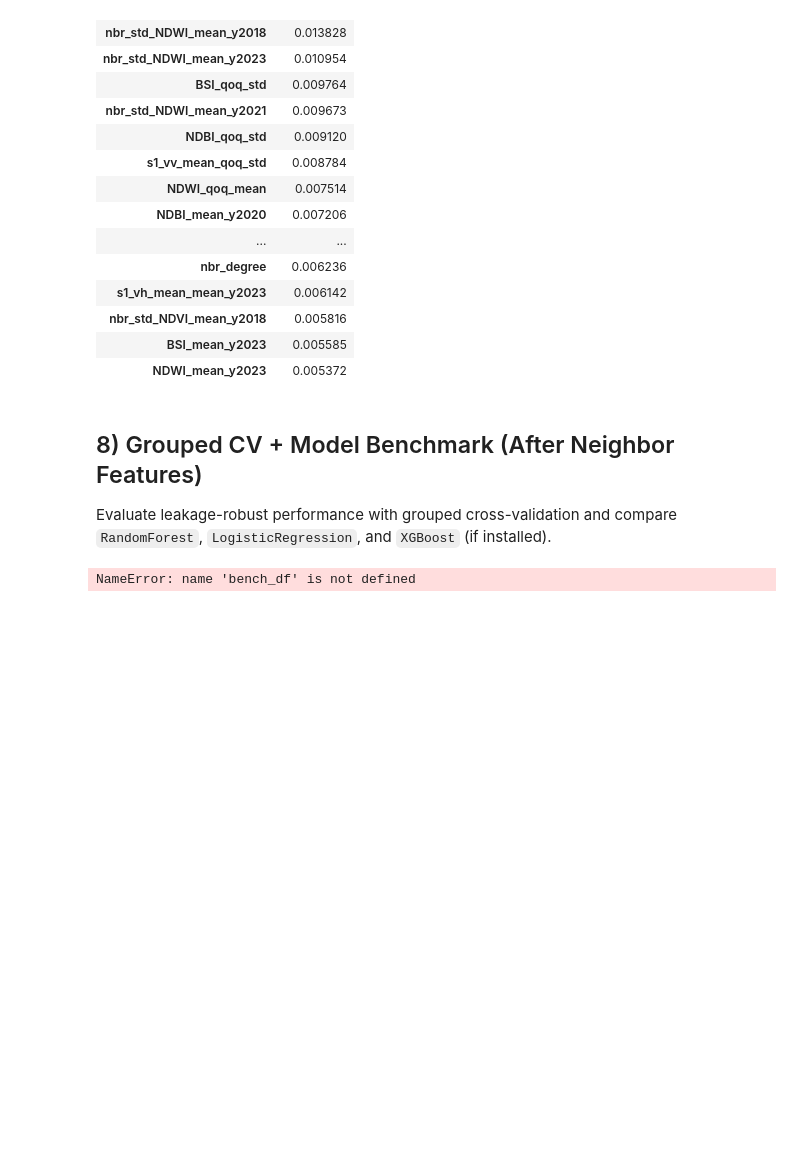
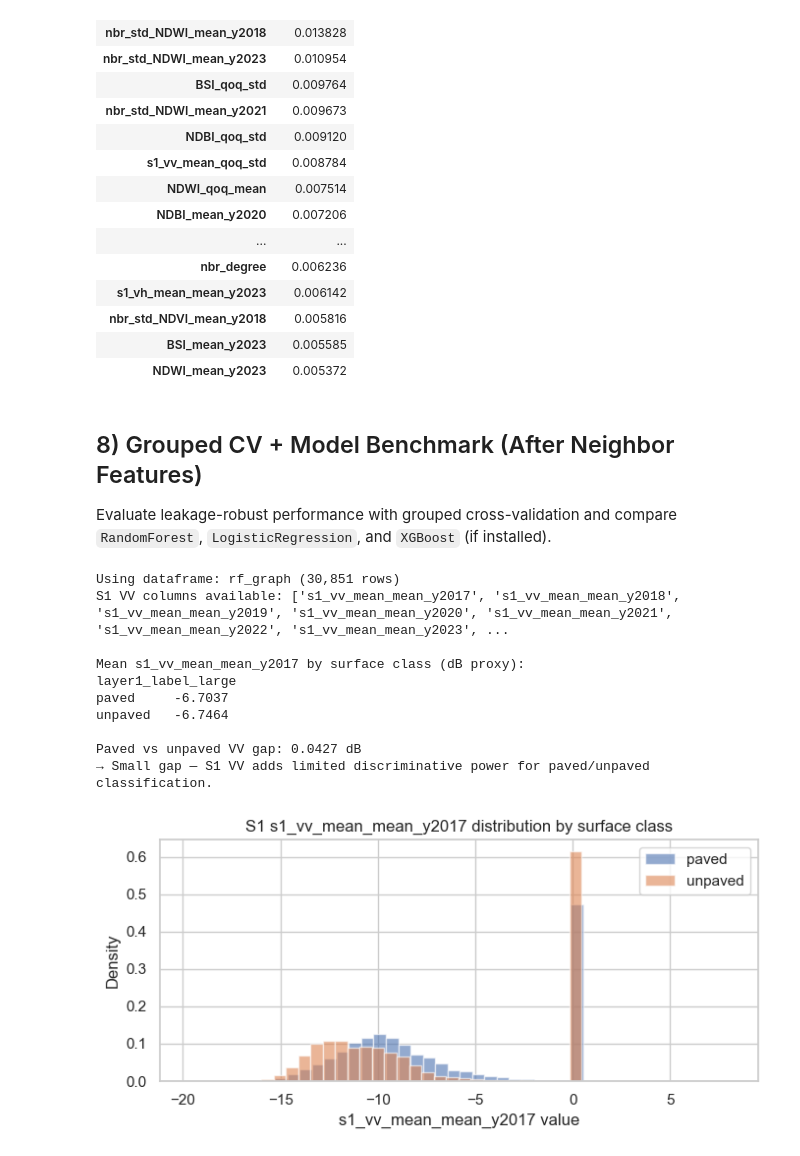
Before and after one commit to tsl-imperial/Sentinel-FYP, a Jupyter notebook: notebooks/layer1_s1.ipynb, the cells around one changed output. Drawn from its saved outputs; the diff is of its cells as text; code cells hidden in the pictures; blank space fills up the shorter version.

```diff
--- a/notebooks/layer1_s1.ipynb
+++ b/notebooks/layer1_s1.ipynb
@@ -938,38 +938,66 @@ Top-20 important features (graph-neighbor XGBoost):
 Evaluate leakage-robust performance with grouped cross-validation and compare `RandomForest`, `LogisticRegression`, and `XGBoost` (if installed).
 # %%
 # ---- Sentinel-1 diagnostic: mean VV backscatter by surface class ----
-# Contextualises why Stage 3 (S2 + S1 + fclass) may under- or over-perform Stage 2.
-# A larger paved/unpaved VV gap means S1 carries discriminative signal.
+# Contextualises why Stage 3 (S2 + S1) may under- or over-perform the S2-only model.
+# This cell can be run before or after the grouped-CV benchmark.
 
-s1_col_candidates = [c for c in bench_df.columns if 'VV' in c.upper()]
+candidate_frames = []
+for frame_name in ['bench_df', 'rf_graph', 'rf_temporal', 'road_feats_multi', 'road_feats_large']:
+    if frame_name in globals():
+        frame = globals()[frame_name]
+        if isinstance(frame, pd.DataFrame) and 'layer1_label_large' in frame.columns:
+            candidate_frames.append((frame_name, frame))
+
+if not candidate_frames:
+    raise NameError(
+        'No labelled S1 feature dataframe found. Run the multi-year / temporal feature cells first.'
+    )
+
+diag_name, diag_df = candidate_frames[0]
+print(f'Using dataframe: {diag_name} ({len(diag_df):,} rows)')
+
+s1_col_candidates = [
+    c for c in diag_df.columns
+    if ('VV' in c.upper() or 'S1_VV' in c.upper()) and pd.api.types.is_numeric_dtype(diag_df[c])
+]
 print('S1 VV columns available:', s1_col_candidates)
 
 if s1_col_candidates:
-    vv_col = s1_col_candidates[0]
-    vv_by_class = bench_df.groupby('layer1_label_large')[vv_col].mean()
+    preferred = [c for c in s1_col_candidates if 'MEAN' in c.upper()]
+    vv_col = preferred[0] if preferred else s1_col_candidates[0]
+    vv_by_class = diag_df.groupby('layer1_label_large')[vv_col].mean()
     print(f'\nMean {vv_col} by surface class (dB proxy):')
     print(vv_by_class.round(4).to_string())
     gap = abs(vv_by_class.get('paved', 0) - vv_by_class.get('unpaved', 0))
     print(f'\nPaved vs unpaved VV gap: {gap:.4f} dB')
     if gap < 0.5:
         print('→ Small gap — S1 VV adds limited discriminative power for paved/unpaved classification.')
     else:
         print('→ Meaningful gap — S1 VV carries useful surface-type signal.')
 
-    # Distribution plot
     fig, ax = plt.subplots(figsize=(7, 3.5))
-    for cls, grp in bench_df.groupby('layer1_label_large'):
+    for cls, grp in diag_df.groupby('layer1_label_large'):
         ax.hist(grp[vv_col].dropna(), bins=40, alpha=0.6, label=cls, density=True)
     ax.set_xlabel(f'{vv_col} value')
     ax.set_ylabel('Density')
     ax.set_title(f'S1 {vv_col} distribution by surface class')
     ax.legend()
     plt.tight_layout()
     plt.show()
 else:
-    print('No VV column found in bench_df. Check that S1 features are present in rf_graph.')
+    print('No numeric VV column found. Check that S1 features were included in the current feature table.')
 # %% [output]
-NameError: name 'bench_df' is not defined
+Using dataframe: rf_graph (30,851 rows)
+S1 VV columns available: ['s1_vv_mean_mean_y2017', 's1_vv_mean_mean_y2018', 's1_vv_mean_mean_y2019', 's1_vv_mean_mean_y2020', 's1_vv_mean_mean_y2021', 's1_vv_mean_mean_y2022', 's1_vv_mean_mean_y2023', ...
+
+Mean s1_vv_mean_mean_y2017 by surface class (dB proxy):
+layer1_label_large
+paved     -6.7037
+unpaved   -6.7464
+
+Paved vs unpaved VV gap: 0.0427 dB
+→ Small gap — S1 VV adds limited discriminative power for paved/unpaved classification.
+[figure, added]
 # %%
 # ---- Grouped CV benchmark on graph-neighbor feature set ----
 # Uses rf_graph (features + labels) from section 7.
```
Also changed, not shown: parts of 2 cells of this notebook, 21 other files.
